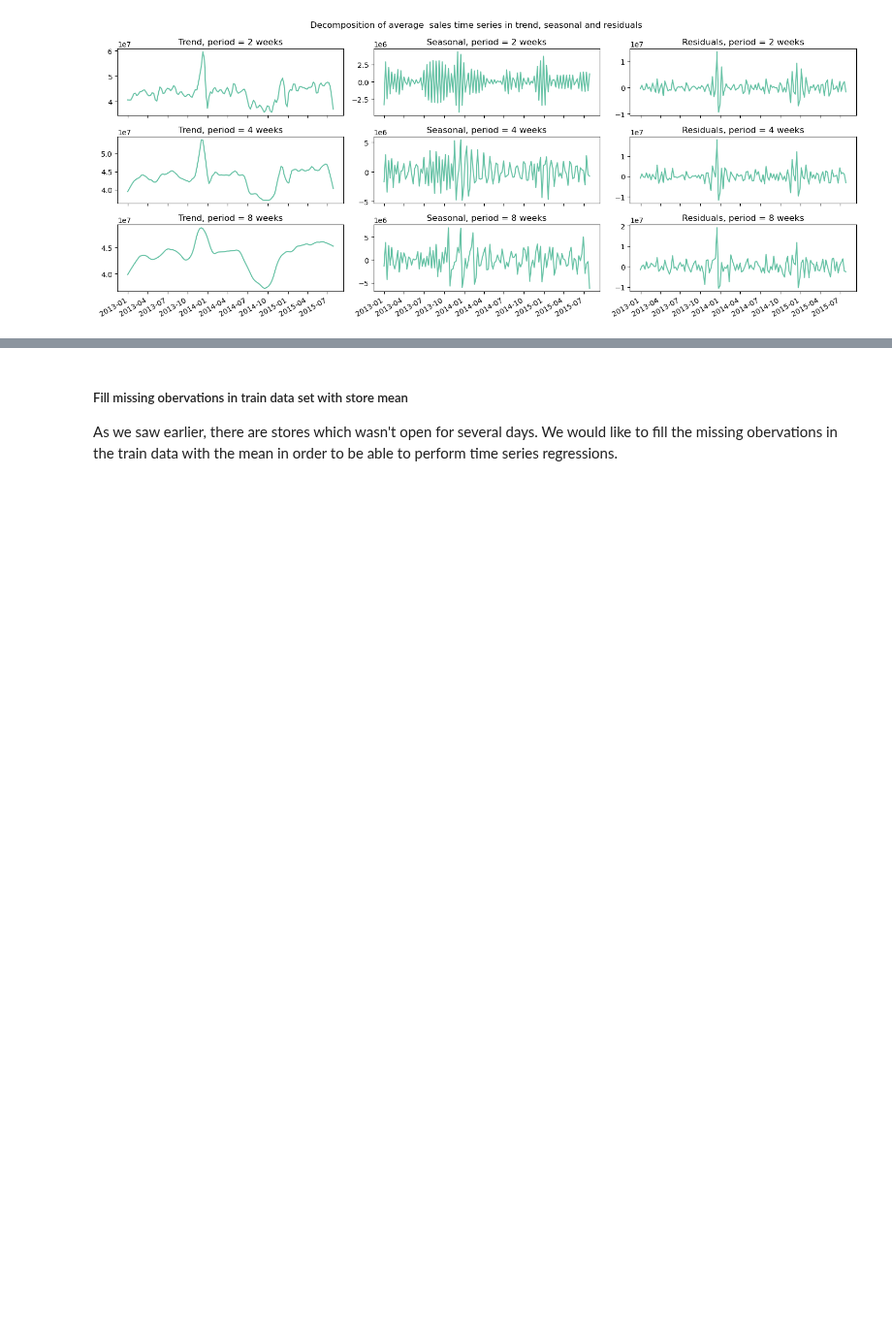
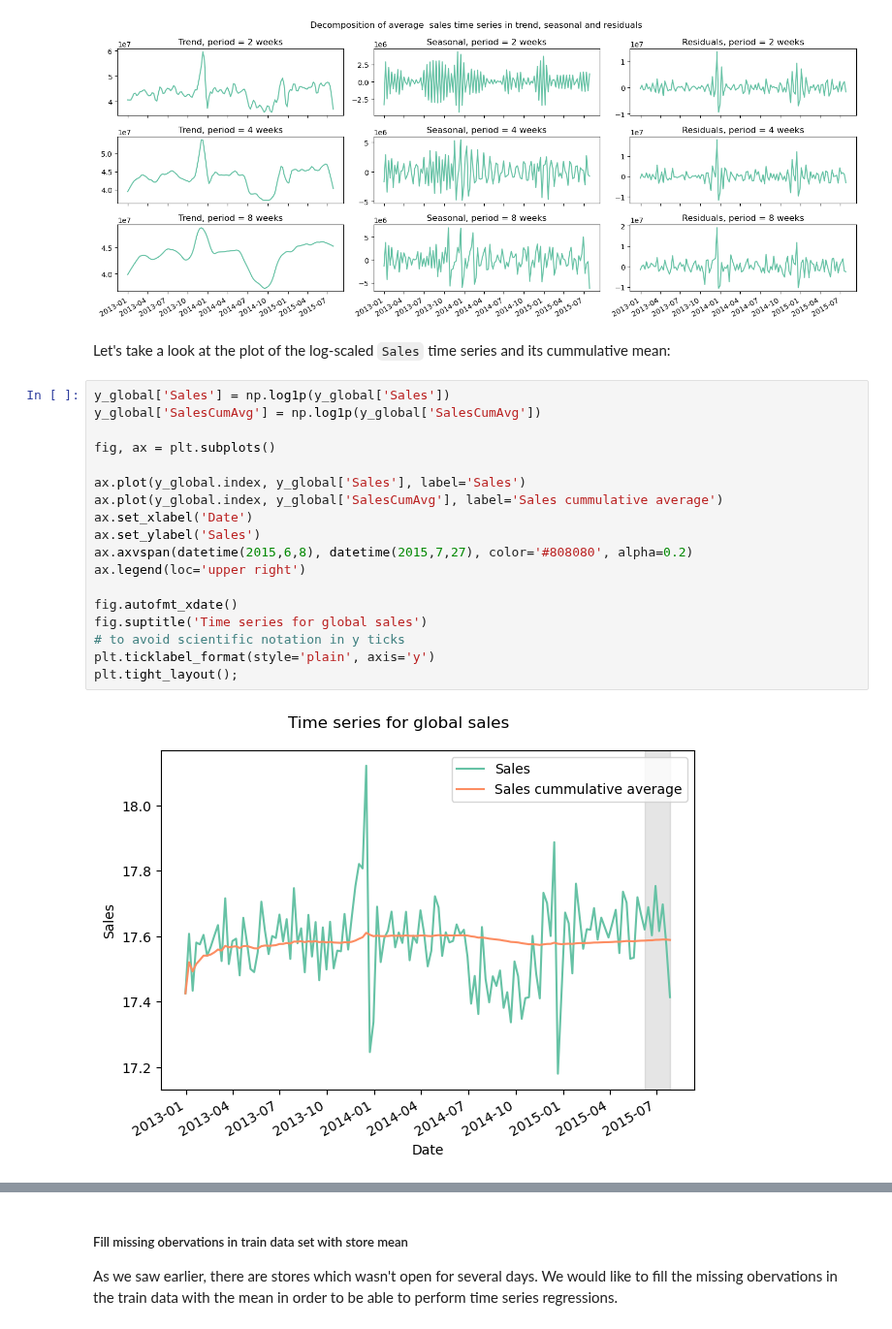
Before and after one commit to xaviermondragon/rossmann, a Jupyter notebook: notebooks/5_weekly_modelling_time_series.ipynb, the cells around one changed output, grey strips where cells are left out. Shown at 97% size. Drawn from its saved outputs; the diff is of its cells as text; blank space fills up the shorter version.

```diff
--- a/notebooks/5_weekly_modelling_time_series.ipynb
+++ b/notebooks/5_weekly_modelling_time_series.ipynb
@@ -123,3 +123,25 @@ fig.autofmt_xdate()
 plt.tight_layout();
 # %% [output]
 [figure]
+# %% [markdown]
+Let's take a look at the plot of the  log-scaled `Sales` time series and its cummulative mean:
+# %%
+y_global['Sales'] = np.log1p(y_global['Sales'])
+y_global['SalesCumAvg'] = np.log1p(y_global['SalesCumAvg'])
+
+fig, ax = plt.subplots()
+
+ax.plot(y_global.index, y_global['Sales'], label='Sales')
+ax.plot(y_global.index, y_global['SalesCumAvg'], label='Sales cummulative average')
+ax.set_xlabel('Date')
+ax.set_ylabel('Sales')
+ax.axvspan(datetime(2015,6,8), datetime(2015,7,27), color='#808080', alpha=0.2)
+ax.legend(loc='upper right')
+
+fig.autofmt_xdate()
+fig.suptitle('Time series for global sales')
+# to avoid scientific notation in y ticks
+plt.ticklabel_format(style='plain', axis='y')
+plt.tight_layout();
+# %% [output]
+[figure, added]
```
Also changed, not shown: parts of 43 cells of this notebook.
